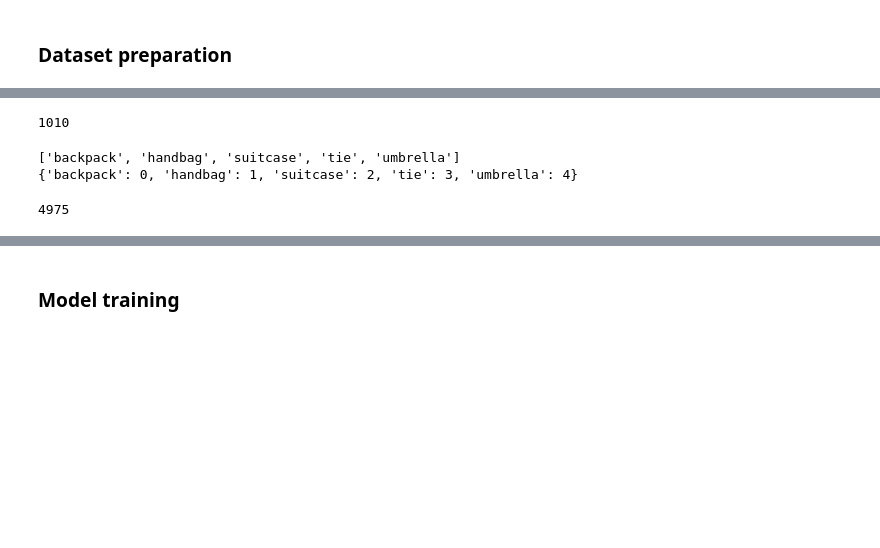
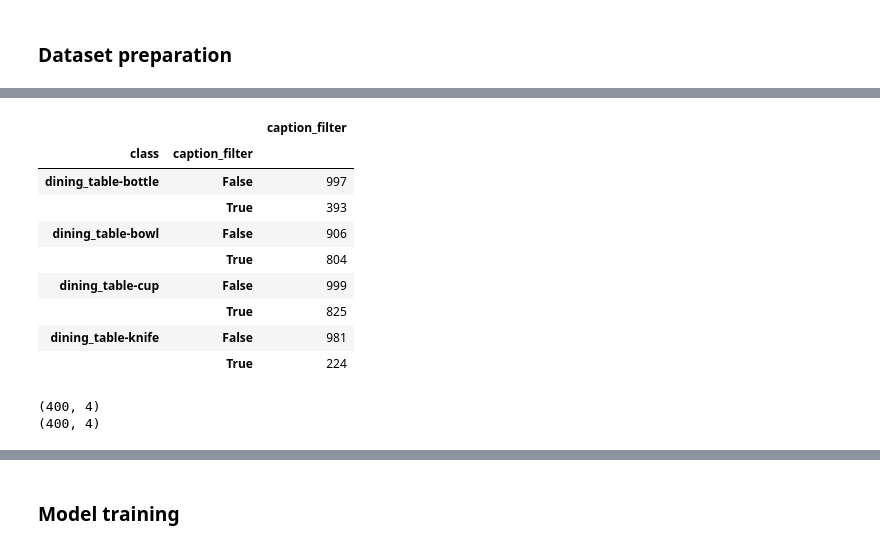
Before and after one commit to bodias/vision-transformers-analysis, a Jupyter notebook: sample_image_captioning/decoding_task-experiments.ipynb, the cells around one changed output, grey strips where cells are left out. Drawn from its saved outputs; the diff is of its cells as text; code cells hidden in the pictures; blank space fills up the shorter version.

```diff
--- a/sample_image_captioning/decoding_task-experiments.ipynb
+++ b/sample_image_captioning/decoding_task-experiments.ipynb
@@ -124,18 +363,22 @@ Processing file 'feat-tokens_act-1-33.pickle'
 # %%
-len(features[features["caption_filter"]])
+test_features_mask4[["class", "caption_filter"]].groupby(["class", "caption_filter"])[["caption_filter"]].count()
 # %% [output]
-1010
+|  |  | caption_filter |
+| class | caption_filter |  |
+| dining_table-bottle | False | 997 |
+|  | True | 393 |
+| dining_table-bowl | False | 906 |
+|  | True | 804 |
+| dining_table-cup | False | 999 |
+|  | True | 825 |
+| dining_table-knife | False | 981 |
+|  | True | 224 |
-# %%
-labels = features['class'].values.tolist()
-labels = sorted(list(set(labels)))
-print(labels)
-labels_to_idx = dict(zip(labels, range(len(labels))))
-print(labels_to_idx)
-
-features["labels"] = features['class'].apply(lambda x: labels_to_idx[x])
-features = features.reset_index(drop=True)
-len(features)
-# %% [output]
-['backpack', 'handbag', 'suitcase', 'tie', 'umbrella']
-{'backpack': 0, 'handbag': 1, 'suitcase': 2, 'tie': 3, 'umbrella': 4}
-4975
+# %%
+## load preds to see size
+preds_mask_3 = np.load("experiments/task1_exp_30-04_mask-3_person_accessory_clean/preds_l-11_o-main_t-max_obj.npy")
+print(preds_mask_3.shape)
+preds_mask_4 = np.load("experiments/task1_exp_30-04_mask-4_person_accessory_clean/preds_l-11_o-main_t-max_obj.npy")
+print(preds_mask_4.shape)
+# %% [output]
+(400, 4)
+(400, 4)
```
Also changed, not shown: parts of 34 cells of this notebook, 10 other files.
